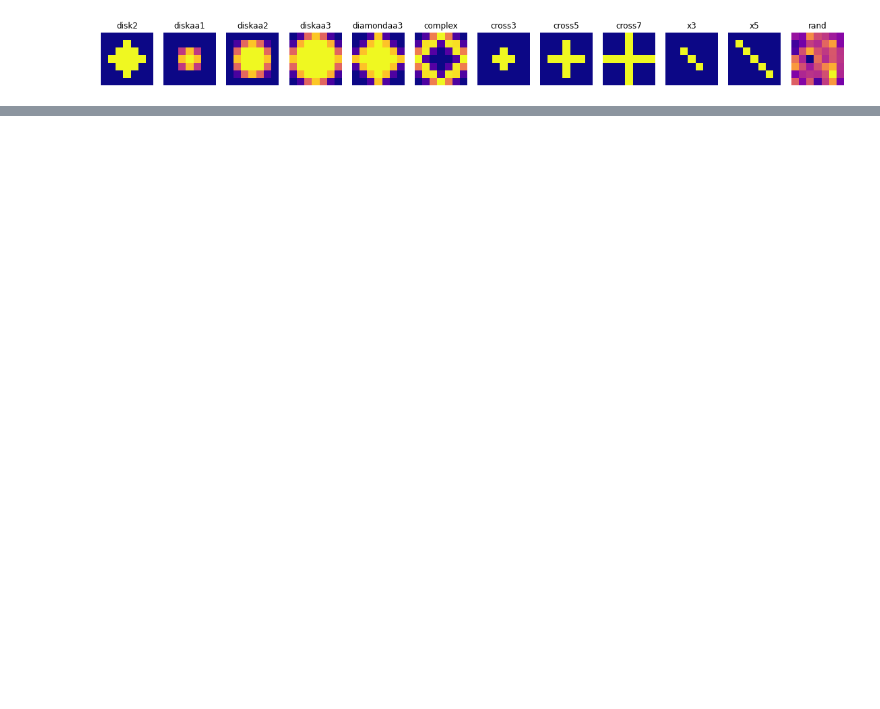
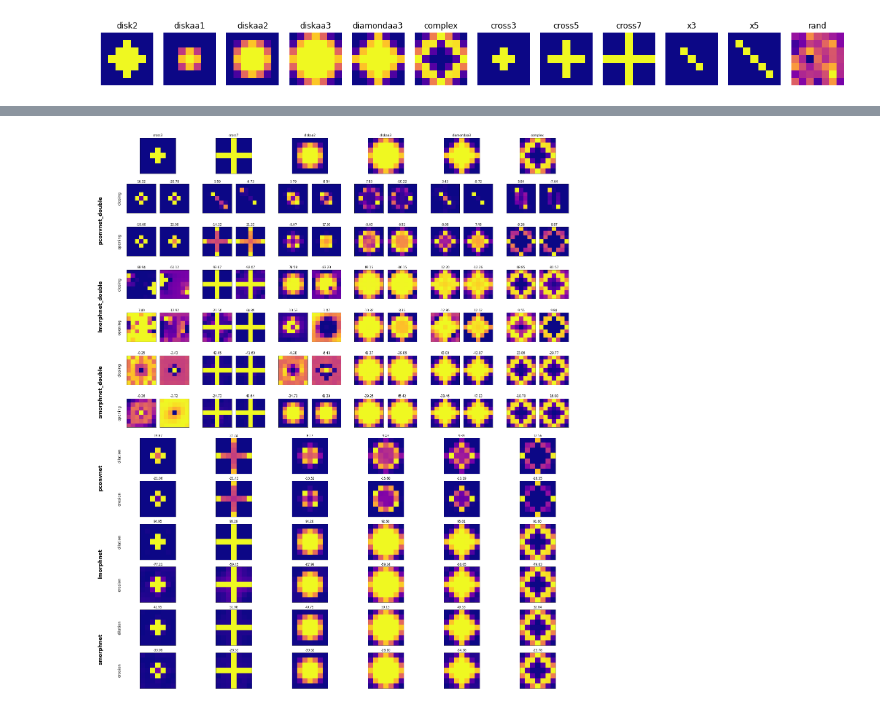
Before and after one commit to TheodoreAouad/MorphoNet, a Jupyter notebook: vis.ipynb, the cells around one changed output, grey strips where cells are left out. Saved outputs shown, nothing was run; the diff lists cells and outputs as text; code cells hidden in the pictures; blank space fills up the shorter version.

```diff
--- a/vis.ipynb
+++ b/vis.ipynb
@@ -24,8 +24,8 @@ nets = { 2: dnets,
 selems = [ "cross3", "cross7", "diskaa2", "diskaa3", "diamondaa3", "complex" ]
 dop = { "closing": 1,
         "opening": 0 }
-sop = { "erosion": -1,
-        "dilation": 1 }
+sop = { "dilation": 1,
+        "erosion": 0 }
 ops = { 1: sop,
         2: dop }
 # %%
@@ -76,7 +75,8 @@ def plot_smorph(**kwargs):
 def plot_pconv(**kwargs):
     plot_filters("pconv", "p", **kwargs)
 # %%
-def print_meta(path):
+def print_meta(path, op):
+    print(f"{'operation:':<12} {op}")
     with h5py.File(f"{path}/vis/meta.h5", "r") as file:
         for key in meta_details:
             print(f"{key + ':':<12} {file[key][()]}")
@@ -100,4 +100,28 @@ net_plots = { "lmorphnet_double": plot_lmorph,
               "lmorphnet": plot_lmorph,
               "pconvnet": plot_pconv,
               "smorphnet": plot_smorph }
+# %%
+# Creating the global grid
+def init(nb_rows, coeff=2):
+    fig = plt.figure(constrained_layout=False,
+                     figsize=(1 + nb_rows, coeff * (n_padding_column + len(selems) * global_column_size)),
+                     dpi=50)
+    grid = fig.add_gridspec(nrows=1 + nb_rows,
+                            ncols=n_padding_column + len(selems) * global_column_size,
+                            width_ratios=width_ratios,
+                            left=0, right=2)
+
+    # Filling selem row
+    for i, sel_image in enumerate(selems):
+        left_border = n_padding_column + i * global_column_size
+        right_border = left_border + max_n_filter
+        fig.add_subplot(grid[0, left_border:right_border], **plot_params)
+        plt.imshow(image.imread(f"out/selems/{sel_image}.png"))
+        plt.title(sel_image)
+
+    params = { "grid": grid,
+               "fig": fig,
+               "row": 1 }
+
+    return fig, grid, params
 # %%
@@ -264,0 +155,11 @@ plt.show()
+# %%
+fig, grid, params = init(len(dnets) * len(dop) + len(snets) * len(sop))
+
+row = 1
+
+for n_filters, net_list in nets.items():
+    row, params = plot(net_list, row, params, n_filters)
+
+plt.show()
+# %% [output]
+[figure, added]
```
Also changed, not shown: parts of 6 cells of this notebook.
